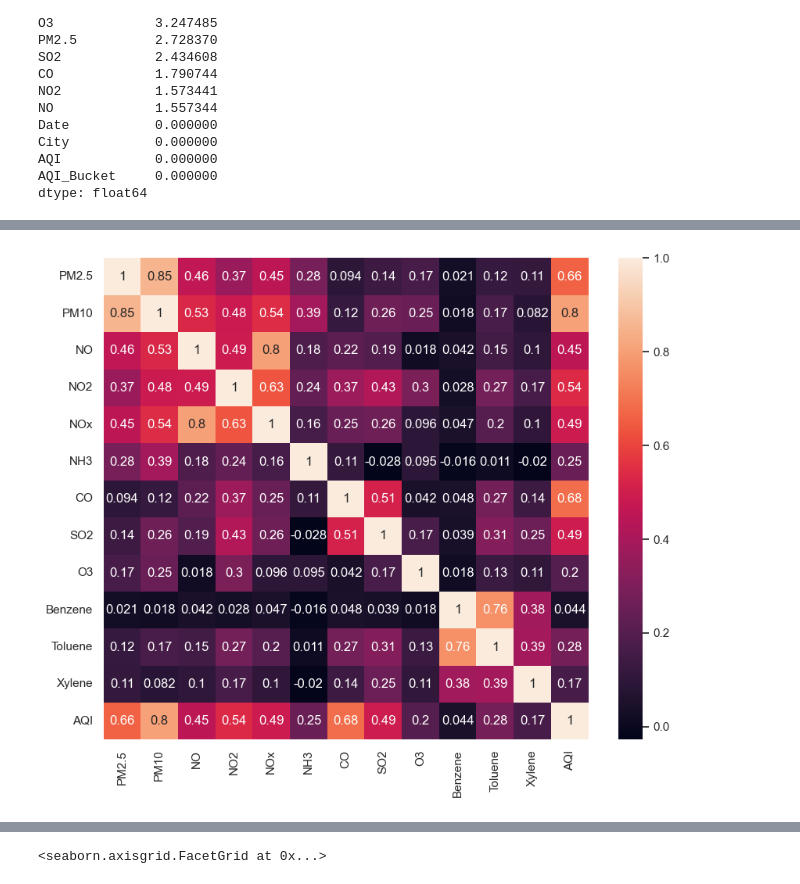
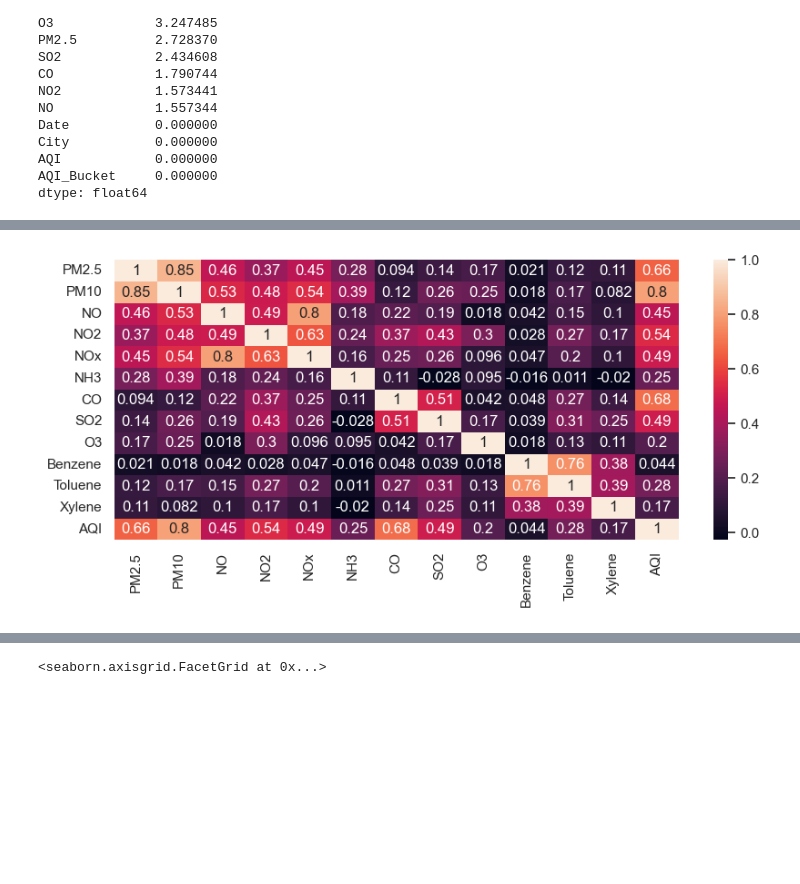
Before and after one commit to rksaini1614/AQI_Prediction_Model, a Jupyter notebook: AirQualityIndexPredictionModel.ipynb, the cells around one changed output, grey strips where cells are left out. Cells and saved outputs as stored; diff of their text form; code cells hidden in the pictures; blank space fills up the shorter version.

```diff
--- a/AirQualityIndexPredictionModel.ipynb
+++ b/AirQualityIndexPredictionModel.ipynb
@@ -161,11 +161,11 @@ cor
 | Xylene | 0.114885 | 0.081902 | 0.099510 | 0.168651 | 0.101831 | -0.020415 | 0.138100 | 0.254051 | 0.106808 | 0.381885 | 0.388883 | ... |
 | AQI | 0.659181 | 0.803313 | 0.452191 | 0.537071 | 0.486450 | 0.252019 | 0.683346 | 0.490586 | 0.198991 | 0.044407 | 0.279992 | ... |
 # %%
-plt.figure(figsize = (10,8))
+plt.figure(figsize = (10,4))
 sns.heatmap(cor,annot = True)
 plt.show()
 # %% [output]
-[figure, old version]
+[figure, new version]
 # %%
 df[['Xylene','AQI']].corr()
 # %% [output]
```
Also changed, not shown: parts of 46 cells of this notebook.
